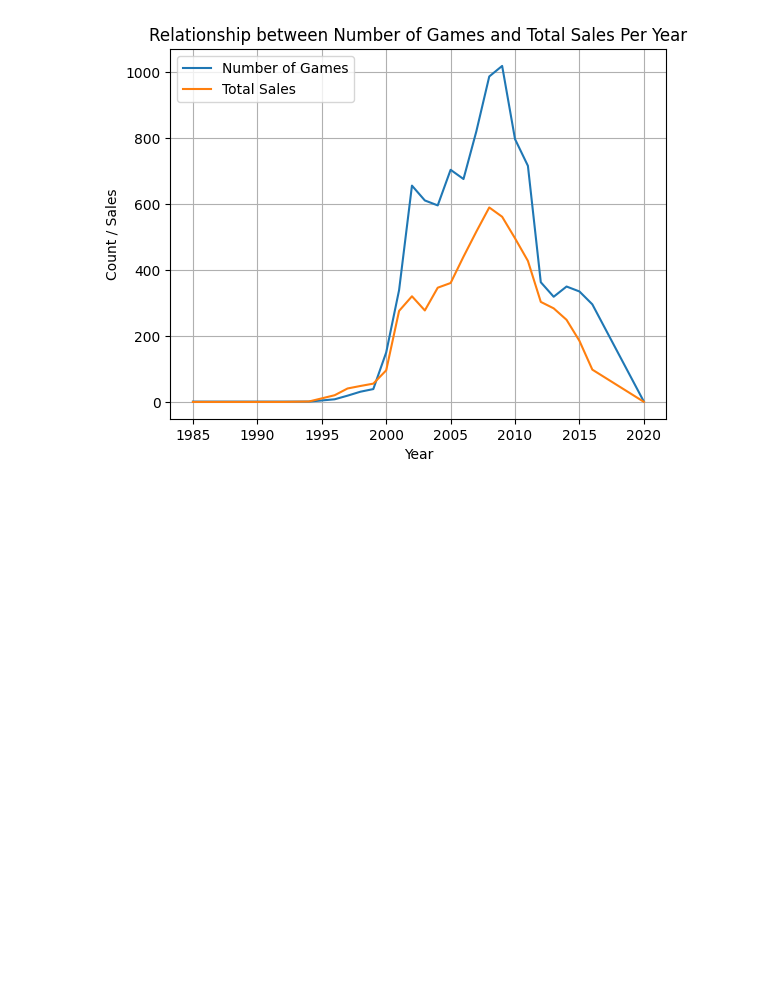
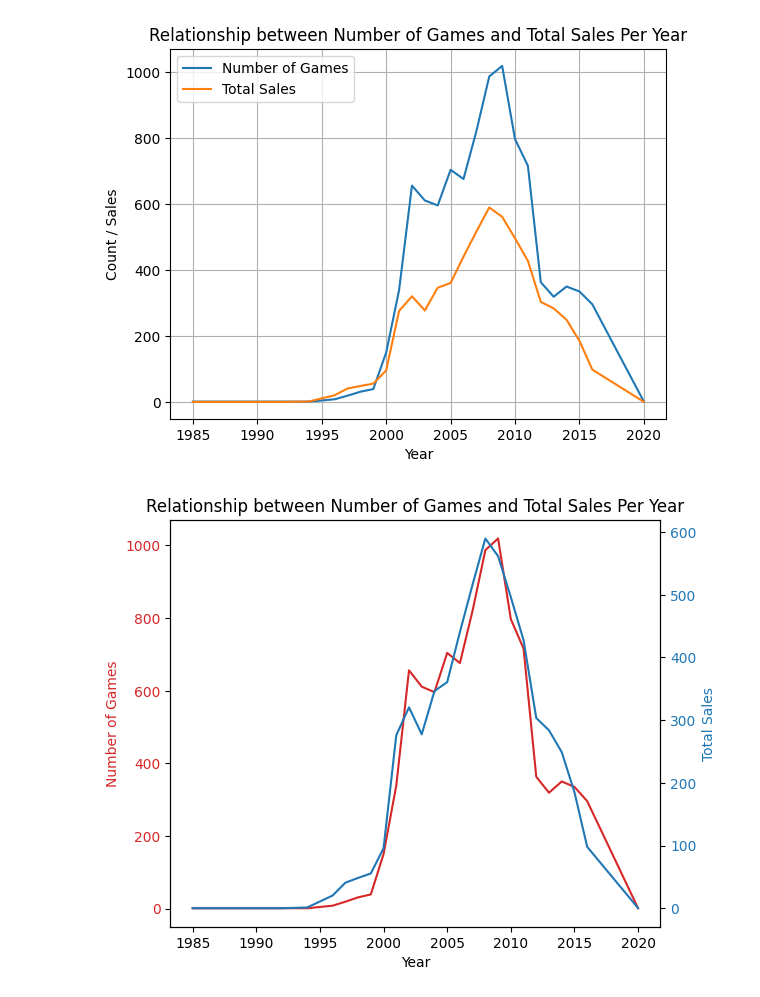
Before and after one commit to Mlnvl/python_classp, a Jupyter notebook: My_DV_Project.ipynb, the cells around one changed output. Saved outputs shown, nothing was run; the diff lists cells and outputs as text; code cells hidden in the pictures; blank space fills up the shorter version.

```diff
--- a/My_DV_Project.ipynb
+++ b/My_DV_Project.ipynb
@@ -516,3 +592,36 @@ plt.grid(True)
 plt.show()
 # %% [output]
 [figure]
+# %%
+import pandas as pd
+import matplotlib.pyplot as plt
+
+# Assuming your DataFrame is named 'df'
+
+# Group by 'year_of_release' and calculate the number of games and total sales
+games_and_sales_by_year = df.groupby('year_of_release').agg(
+    num_games=('name', 'count'),
+    total_sales=('global_sales', 'sum')
+).reset_index()
+
+# Create a line plot
+fig, ax1 = plt.subplots()
+
+color = 'tab:red'
+ax1.set_xlabel('Year')
+ax1.set_ylabel('Number of Games', color=color)
+ax1.plot(games_and_sales_by_year['year_of_release'], games_and_sales_by_year['num_games'], color=color)
+ax1.tick_params(axis='y', labelcolor=color)
+
+ax2 = ax1.twinx()  # instantiate a second axes that shares the same x-axis
+
+color = 'tab:blue'
+ax2.set_ylabel('Total Sales', color=color)  # we already handled the x-label with ax1
+ax2.plot(games_and_sales_by_year['year_of_release'], games_and_sales_by_year['total_sales'], color=color)
+ax2.tick_params(axis='y', labelcolor=color)
+
+fig.tight_layout()  # otherwise the right y-label is slightly clipped
+plt.title('Relationship between Number of Games and Total Sales Per Year')
+plt.show()
+# %% [output]
+[figure, added]
```
Also changed, not shown: parts of 16 cells of this notebook.
